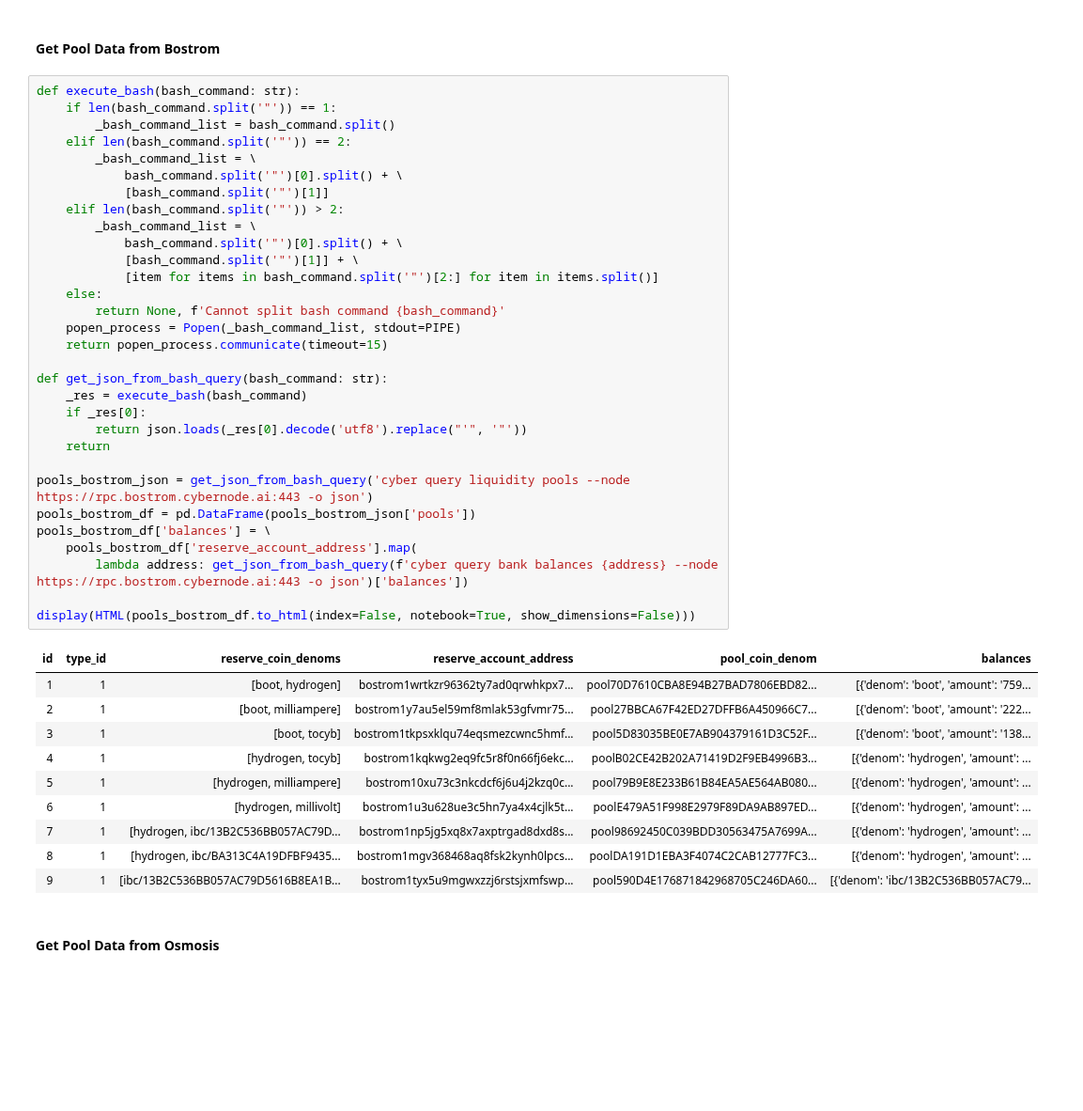
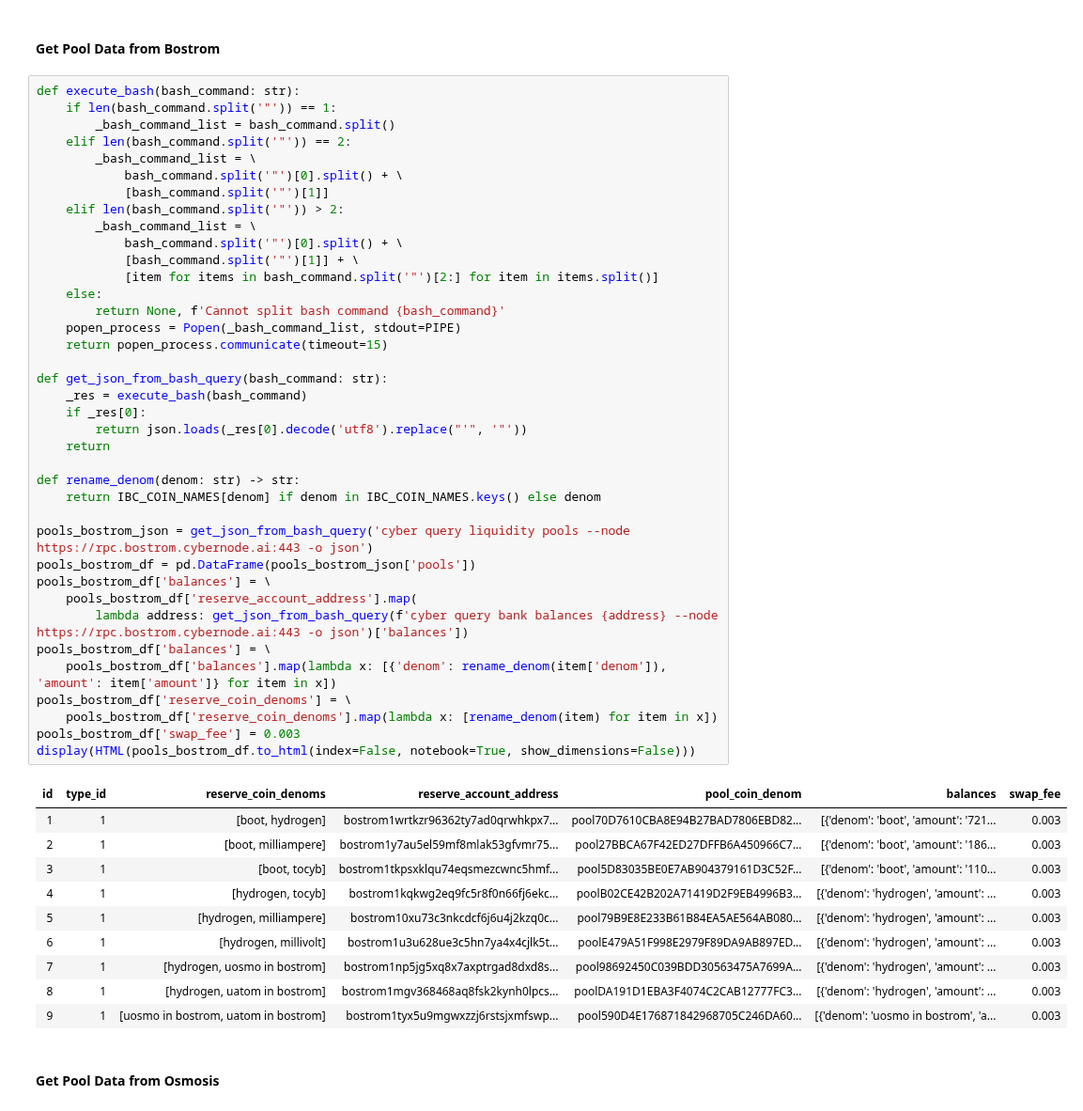
Before and after one commit to Snedashkovsky/cyber-arbitrage, a Jupyter notebook: search_arbitrage.ipynb, the cells around one changed output. Shown at 94% size. Cells and saved outputs as stored; diff of their text form; blank space fills up the shorter version.

```diff
--- a/search_arbitrage.ipynb
+++ b/search_arbitrage.ipynb
@@ -27,44 +29,51 @@ OSMO_POOLS_API_URL = 'https://lcd-osmosis.keplr.app/osmosis/gamm/v1beta1/pools?p
 def execute_bash(bash_command: str):
     if len(bash_command.split('"')) == 1:
         _bash_command_list = bash_command.split()
     elif len(bash_command.split('"')) == 2:
         _bash_command_list = \
             bash_command.split('"')[0].split() + \
             [bash_command.split('"')[1]]
     elif len(bash_command.split('"')) > 2:
         _bash_command_list = \
             bash_command.split('"')[0].split() + \
             [bash_command.split('"')[1]] + \
             [item for items in bash_command.split('"')[2:] for item in items.split()]
     else:
         return None, f'Cannot split bash command {bash_command}'
     popen_process = Popen(_bash_command_list, stdout=PIPE)
     return popen_process.communicate(timeout=15)
 
 def get_json_from_bash_query(bash_command: str):
     _res = execute_bash(bash_command)
     if _res[0]:
         return json.loads(_res[0].decode('utf8').replace("'", '"'))
     return
 
+def rename_denom(denom: str) -> str:
+    return IBC_COIN_NAMES[denom] if denom in IBC_COIN_NAMES.keys() else denom
+
 pools_bostrom_json = get_json_from_bash_query('cyber query liquidity pools --node https://rpc.bostrom.cybernode.ai:443 -o json')
 pools_bostrom_df = pd.DataFrame(pools_bostrom_json['pools'])
 pools_bostrom_df['balances'] = \
     pools_bostrom_df['reserve_account_address'].map(
         lambda address: get_json_from_bash_query(f'cyber query bank balances {address} --node https://rpc.bostrom.cybernode.ai:443 -o json')['balances'])
-
+pools_bostrom_df['balances'] = \
+    pools_bostrom_df['balances'].map(lambda x: [{'denom': rename_denom(item['denom']), 'amount': item['amount']} for item in x])
+pools_bostrom_df['reserve_coin_denoms'] = \
+    pools_bostrom_df['reserve_coin_denoms'].map(lambda x: [rename_denom(item) for item in x])
+pools_bostrom_df['swap_fee'] = 0.003
 display(HTML(pools_bostrom_df.to_html(index=False, notebook=True, show_dimensions=False)))
 # %% [output]
-| id | type_id | reserve_coin_denoms | reserve_account_address | pool_coin_denom | balances |
-| 1 | 1 | [boot, hydrogen] | bostrom1wrtkzr96362ty7ad0qrwhkpx7... | pool70D7610CBA8E94B27BAD7806EBD82... | [{'denom': 'boot', 'amount': '759... |
-| 2 | 1 | [boot, milliampere] | bostrom1y7au5el59mf8mlak53gfvmr75... | pool27BBCA67F42ED27DFFB6A450966C7... | [{'denom': 'boot', 'amount': '222... |
-| 3 | 1 | [boot, tocyb] | bostrom1tkpsxklqu74eqsmezcwnc5hmf... | pool5D83035BE0E7AB904379161D3C52F... | [{'denom': 'boot', 'amount': '138... |
-| 4 | 1 | [hydrogen, tocyb] | bostrom1kqkwg2eq9fc5r8f0n66fj6ekc... | poolB02CE42B202A71419D2F9EB4996B3... | [{'denom': 'hydrogen', 'amount': ... |
-| 5 | 1 | [hydrogen, milliampere] | bostrom10xu73c3nkcdcf6j6u4j2kzq0c... | pool79B9E8E233B61B84EA5AE564AB080... | [{'denom': 'hydrogen', 'amount': ... |
-| 6 | 1 | [hydrogen, millivolt] | bostrom1u3u628ue3c5hn7ya4x4cjlk5t... | poolE479A51F998E2979F89DA9AB897ED... | [{'denom': 'hydrogen', 'amount': ... |
-| 7 | 1 | [hydrogen, ibc/13B2C536BB057AC79D... | bostrom1np5jg5xq8x7axptrgad8dxd8s... | pool98692450C039BDD30563475A7699A... | [{'denom': 'hydrogen', 'amount': ... |
-| 8 | 1 | [hydrogen, ibc/BA313C4A19DFBF9435... | bostrom1mgv368468aq8fsk2kynh0lpcs... | poolDA191D1EBA3F4074C2CAB12777FC3... | [{'denom': 'hydrogen', 'amount': ... |
-| 9 | 1 | [ibc/13B2C536BB057AC79D5616B8EA1B... | bostrom1tyx5u9mgwxzzj6rstsjxmfswp... | pool590D4E176871842968705C246DA60... | [{'denom': 'ibc/13B2C536BB057AC79... |
+| id | type_id | reserve_coin_denoms | reserve_account_address | pool_coin_denom | balances | swap_fee |
+| 1 | 1 | [boot, hydrogen] | bostrom1wrtkzr96362ty7ad0qrwhkpx7... | pool70D7610CBA8E94B27BAD7806EBD82... | [{'denom': 'boot', 'amount': '721... | 0.003 |
+| 2 | 1 | [boot, milliampere] | bostrom1y7au5el59mf8mlak53gfvmr75... | pool27BBCA67F42ED27DFFB6A450966C7... | [{'denom': 'boot', 'amount': '186... | 0.003 |
+| 3 | 1 | [boot, tocyb] | bostrom1tkpsxklqu74eqsmezcwnc5hmf... | pool5D83035BE0E7AB904379161D3C52F... | [{'denom': 'boot', 'amount': '110... | 0.003 |
+| 4 | 1 | [hydrogen, tocyb] | bostrom1kqkwg2eq9fc5r8f0n66fj6ekc... | poolB02CE42B202A71419D2F9EB4996B3... | [{'denom': 'hydrogen', 'amount': ... | 0.003 |
+| 5 | 1 | [hydrogen, milliampere] | bostrom10xu73c3nkcdcf6j6u4j2kzq0c... | pool79B9E8E233B61B84EA5AE564AB080... | [{'denom': 'hydrogen', 'amount': ... | 0.003 |
+| 6 | 1 | [hydrogen, millivolt] | bostrom1u3u628ue3c5hn7ya4x4cjlk5t... | poolE479A51F998E2979F89DA9AB897ED... | [{'denom': 'hydrogen', 'amount': ... | 0.003 |
+| 7 | 1 | [hydrogen, uosmo in bostrom] | bostrom1np5jg5xq8x7axptrgad8dxd8s... | pool98692450C039BDD30563475A7699A... | [{'denom': 'hydrogen', 'amount': ... | 0.003 |
+| 8 | 1 | [hydrogen, uatom in bostrom] | bostrom1mgv368468aq8fsk2kynh0lpcs... | poolDA191D1EBA3F4074C2CAB12777FC3... | [{'denom': 'hydrogen', 'amount': ... | 0.003 |
+| 9 | 1 | [uosmo in bostrom, uatom in bostrom] | bostrom1tyx5u9mgwxzzj6rstsjxmfswp... | pool590D4E176871842968705C246DA60... | [{'denom': 'uosmo in bostrom', 'a... | 0.003 |
 # %% [markdown]
 #### Get Pool Data from Osmosis
 # %%
```
Also changed, not shown: parts of 11 cells of this notebook.
